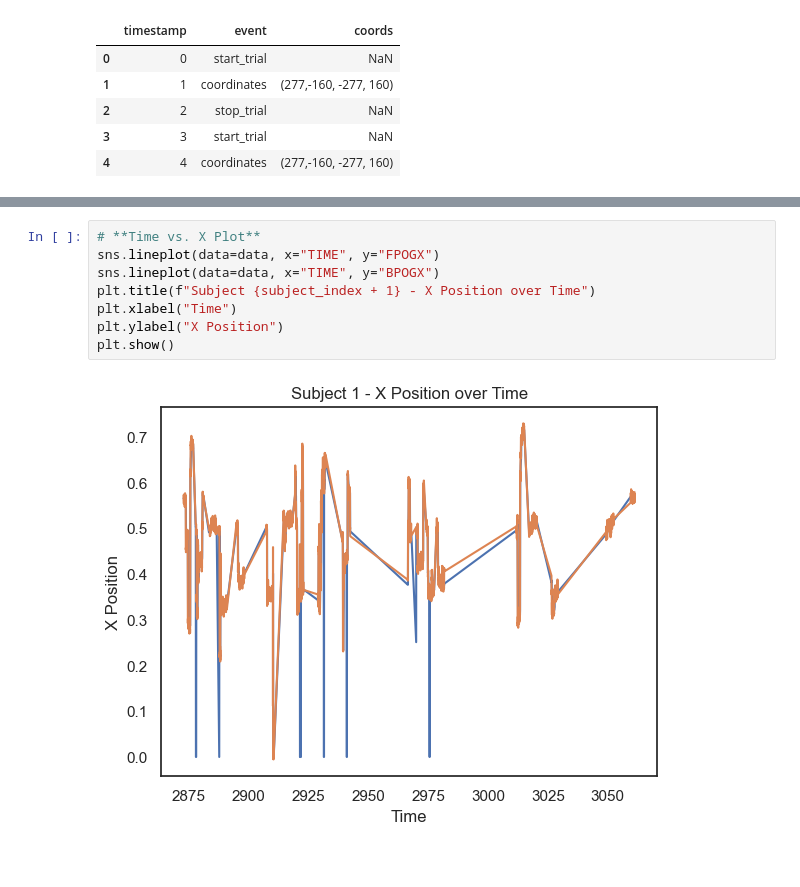
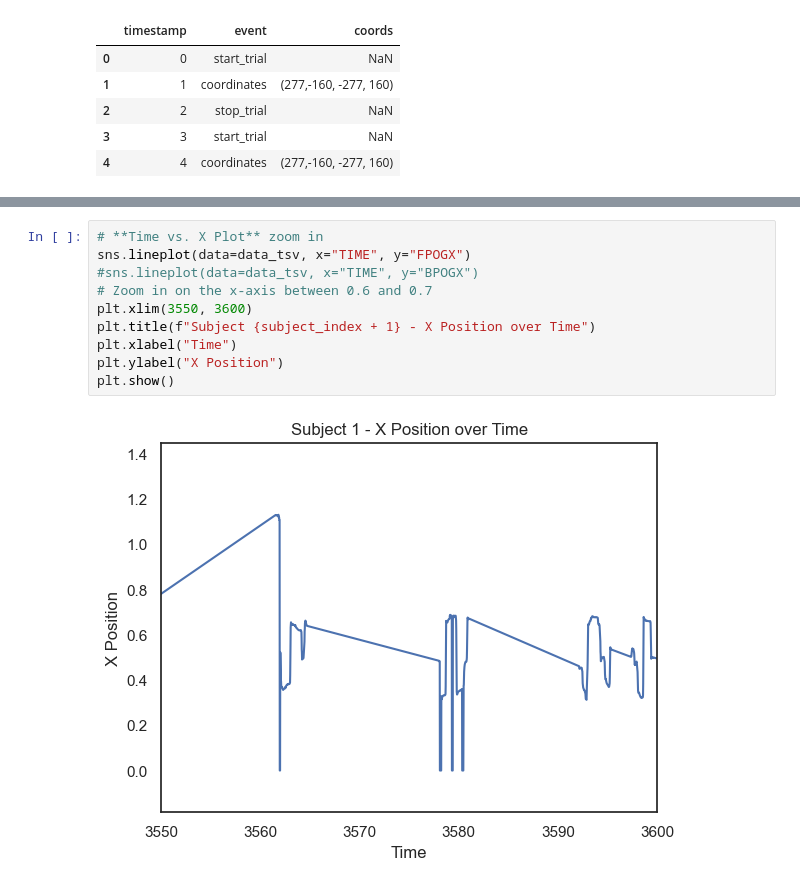
Before and after one commit to MaxBhdt/2024SoSe_EyeTracking, a Jupyter notebook: Lab/Experiment Pilot plot.ipynb, the cells around one changed output, grey strips where cells are left out. Drawn from its saved outputs; the diff is of its cells as text.

```diff
--- a/Lab/Experiment Pilot plot.ipynb
+++ b/Lab/Experiment Pilot plot.ipynb
@@ -129,10 +141,12 @@ sns.displot(df[0], x='FPOGD')
 # %%
-# **Time vs. X Plot**
-sns.lineplot(data=data, x="TIME", y="FPOGX")
-sns.lineplot(data=data, x="TIME", y="BPOGX")
+# **Time vs. X Plot** zoom in
+sns.lineplot(data=data_tsv, x="TIME", y="FPOGX")
+#sns.lineplot(data=data_tsv, x="TIME", y="BPOGX")
+# Zoom in on the x-axis between 0.6 and 0.7
+plt.xlim(3550, 3600)
 plt.title(f"Subject {subject_index + 1} - X Position over Time")
 plt.xlabel("Time")
 plt.ylabel("X Position")
 plt.show()
 # %% [output]
-[figure, old version]
+[figure, new version]
```
Also changed, not shown: parts of 20 cells of this notebook.
